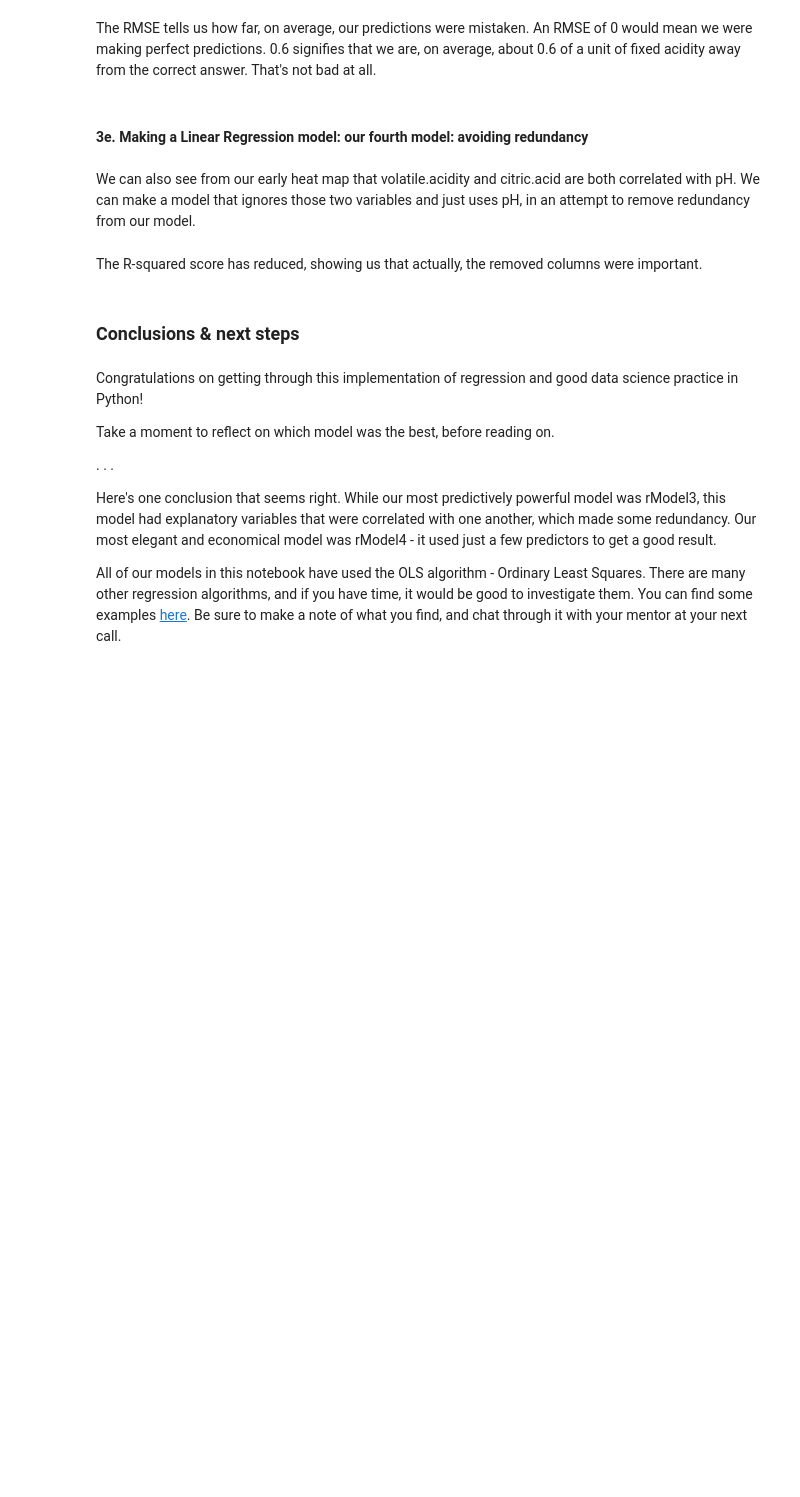
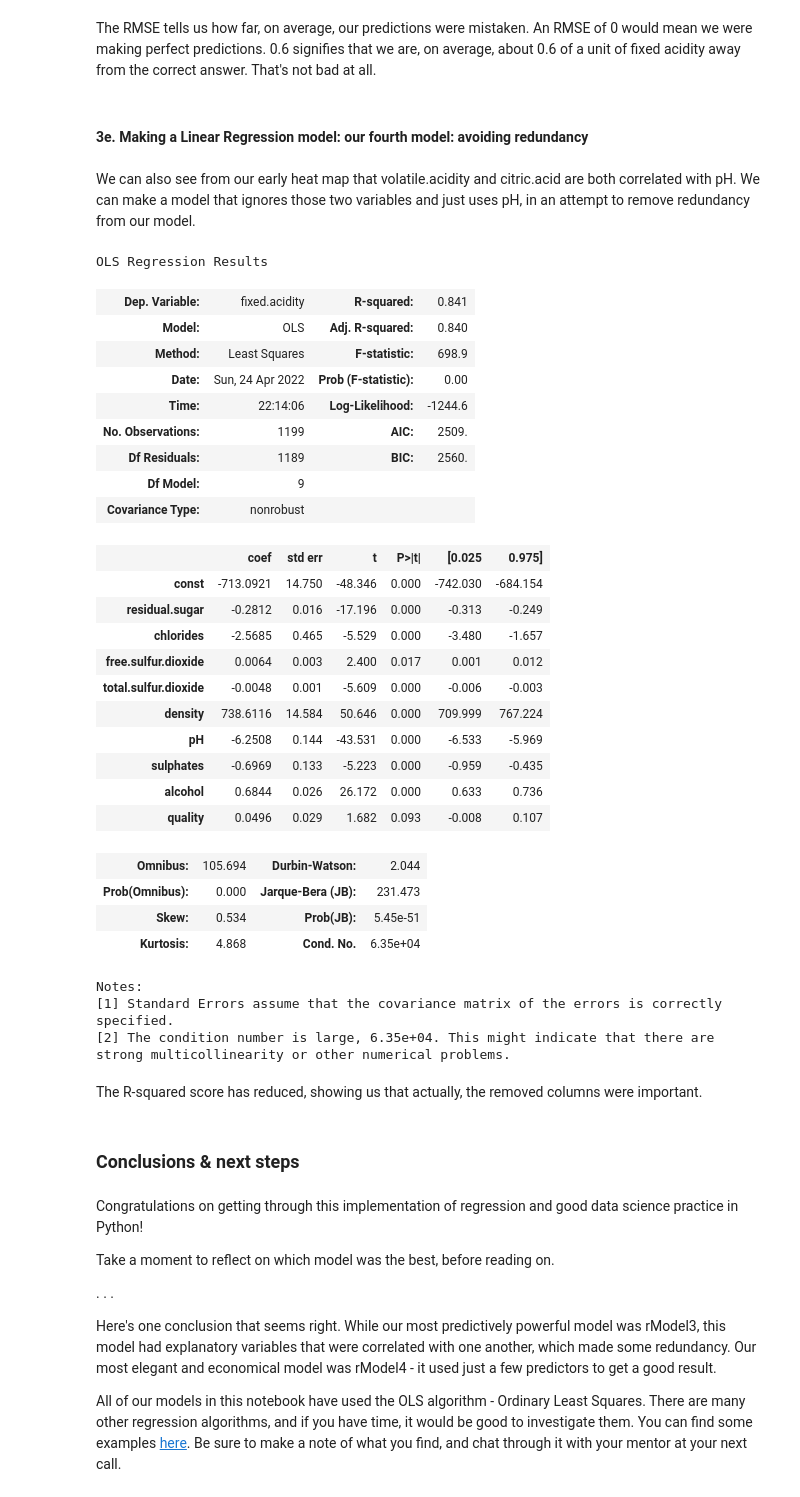
Before and after one commit to AndyGongDS/Case_Study_Linea_Regression, a Jupyter notebook: Springboard Regression Case Study - the Red Wine Dataset - Tier 3.ipynb, the cells around one changed output. Saved outputs shown, nothing was run; the diff lists cells and outputs as text; code cells hidden in the pictures; blank space fills up the shorter version.

```diff
--- a/Springboard Regression Case Study - the Red Wine Dataset - Tier 3.ipynb
+++ b/Springboard Regression Case Study - the Red Wine Dataset - Tier 3.ipynb
@@ -514,23 +514,54 @@ We can also see from our early heat map that volatile.acidity and citric.acid ar
 # %%
 # Create test and train datasets
 # Include the remaining six columns as predictors
-X_MLR2 = wine.drop(['fixed.acidity',''], axis=1)
-Y_MLR = wine['fixed.acidity']
+X_MLR2 = wine.drop(['fixed.acidity','volatile.acidity','citric.acid'], axis=1)
+Y_MLR2 = wine['fixed.acidity']
 
 
 # Create constants for X, so the model knows its bounds
-X_MLR=sm.add_constant(X_MLR)
+X_MLR2=sm.add_constant(X_MLR2)
 
 
 # Split the data
-X_trainMLR, X_testMLR, Y_trainMLR, Y_testMLR = train_test_split(X_MLR,Y_MLR, test_size=0.25, random_state=42)
+X_trainMLR2, X_testMLR2, Y_trainMLR2, Y_testMLR2 = train_test_split(X_MLR2,Y_MLR2, test_size=0.25, random_state=42)
 # %%
 # Create the fifth model
-_ _ _
-# Fit the model
-_ _ _
+MLR2model = sm.OLS(Y_trainMLR2,X_trainMLR2)
+
+# Fit the model with fit()
+MLR2 = MLR2model.fit()
 # Evaluate the model
-_ _ _
+MLR2.summary()
+# %% [output]
+OLS Regression Results
+| Dep. Variable: | fixed.acidity | R-squared: | 0.841 |
+| Model: | OLS | Adj. R-squared: | 0.840 |
+| Method: | Least Squares | F-statistic: | 698.9 |
+| Date: | Sun, 24 Apr 2022 | Prob (F-statistic): | 0.00 |
+| Time: | 22:14:06 | Log-Likelihood: | -1244.6 |
+| No. Observations: | 1199 | AIC: | 2509. |
+| Df Residuals: | 1189 | BIC: | 2560. |
+| Df Model: | 9 |  |  |
+| Covariance Type: | nonrobust |  |  |
+|  | coef | std err | t | P>|t| | [0.025 | 0.975] |
+| const | -713.0921 | 14.750 | -48.346 | 0.000 | -742.030 | -684.154 |
+| residual.sugar | -0.2812 | 0.016 | -17.196 | 0.000 | -0.313 | -0.249 |
+| chlorides | -2.5685 | 0.465 | -5.529 | 0.000 | -3.480 | -1.657 |
+| free.sulfur.dioxide | 0.0064 | 0.003 | 2.400 | 0.017 | 0.001 | 0.012 |
+| total.sulfur.dioxide | -0.0048 | 0.001 | -5.609 | 0.000 | -0.006 | -0.003 |
+| density | 738.6116 | 14.584 | 50.646 | 0.000 | 709.999 | 767.224 |
+| pH | -6.2508 | 0.144 | -43.531 | 0.000 | -6.533 | -5.969 |
+| sulphates | -0.6969 | 0.133 | -5.223 | 0.000 | -0.959 | -0.435 |
+| alcohol | 0.6844 | 0.026 | 26.172 | 0.000 | 0.633 | 0.736 |
+| quality | 0.0496 | 0.029 | 1.682 | 0.093 | -0.008 | 0.107 |
+| Omnibus: | 105.694 | Durbin-Watson: | 2.044 |
+| Prob(Omnibus): | 0.000 | Jarque-Bera (JB): | 231.473 |
+| Skew: | 0.534 | Prob(JB): | 5.45e-51 |
+| Kurtosis: | 4.868 | Cond. No. | 6.35e+04 |
+Notes:
+[1] Standard Errors assume that the covariance matrix of the errors is correctly specified.
+[2] The condition number is large, 6.35e+04. This might indicate that there are
+strong multicollinearity or other numerical problems.
 # %% [markdown]
 The R-squared score has reduced, showing us that actually, the removed columns were important.
 # %% [markdown]
```
